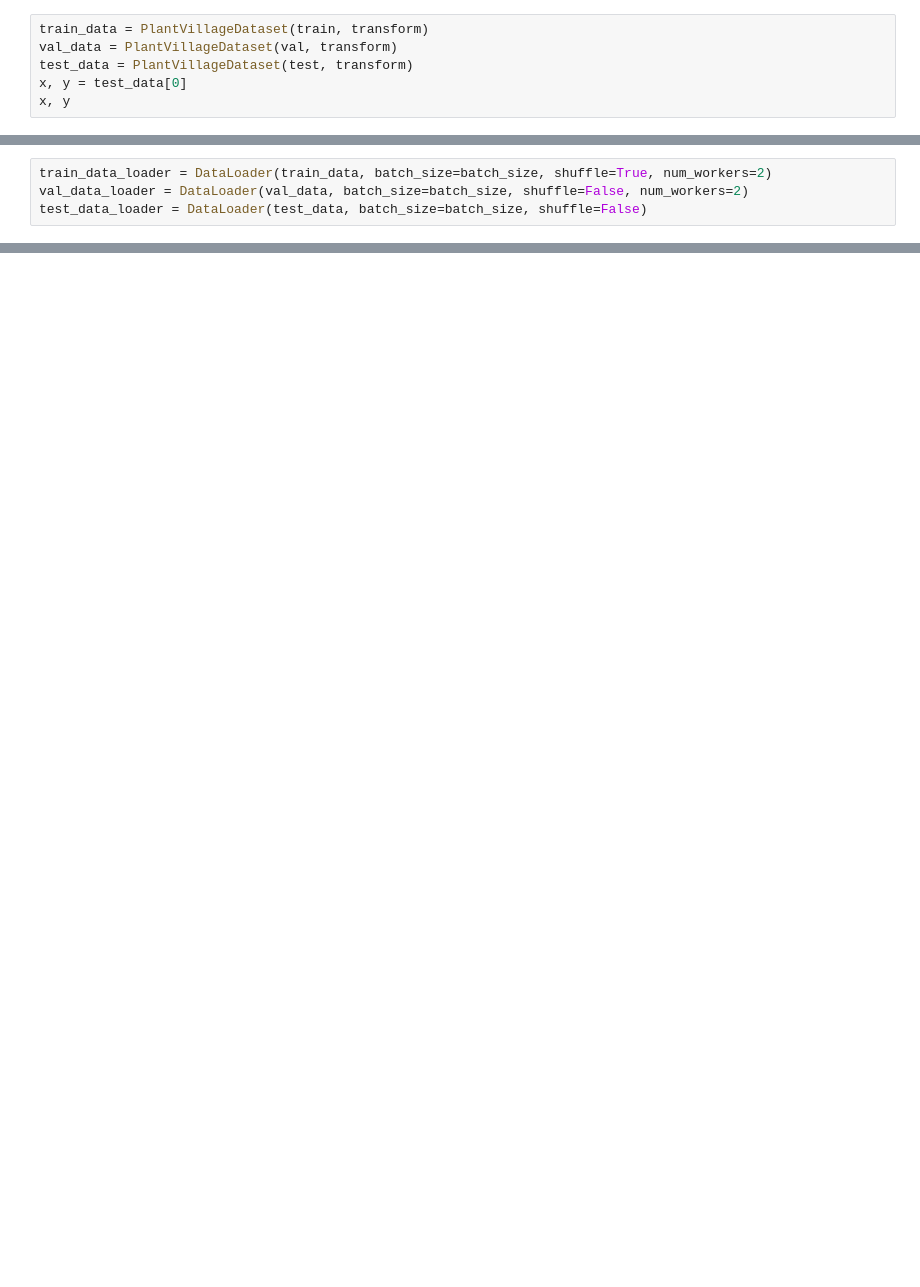
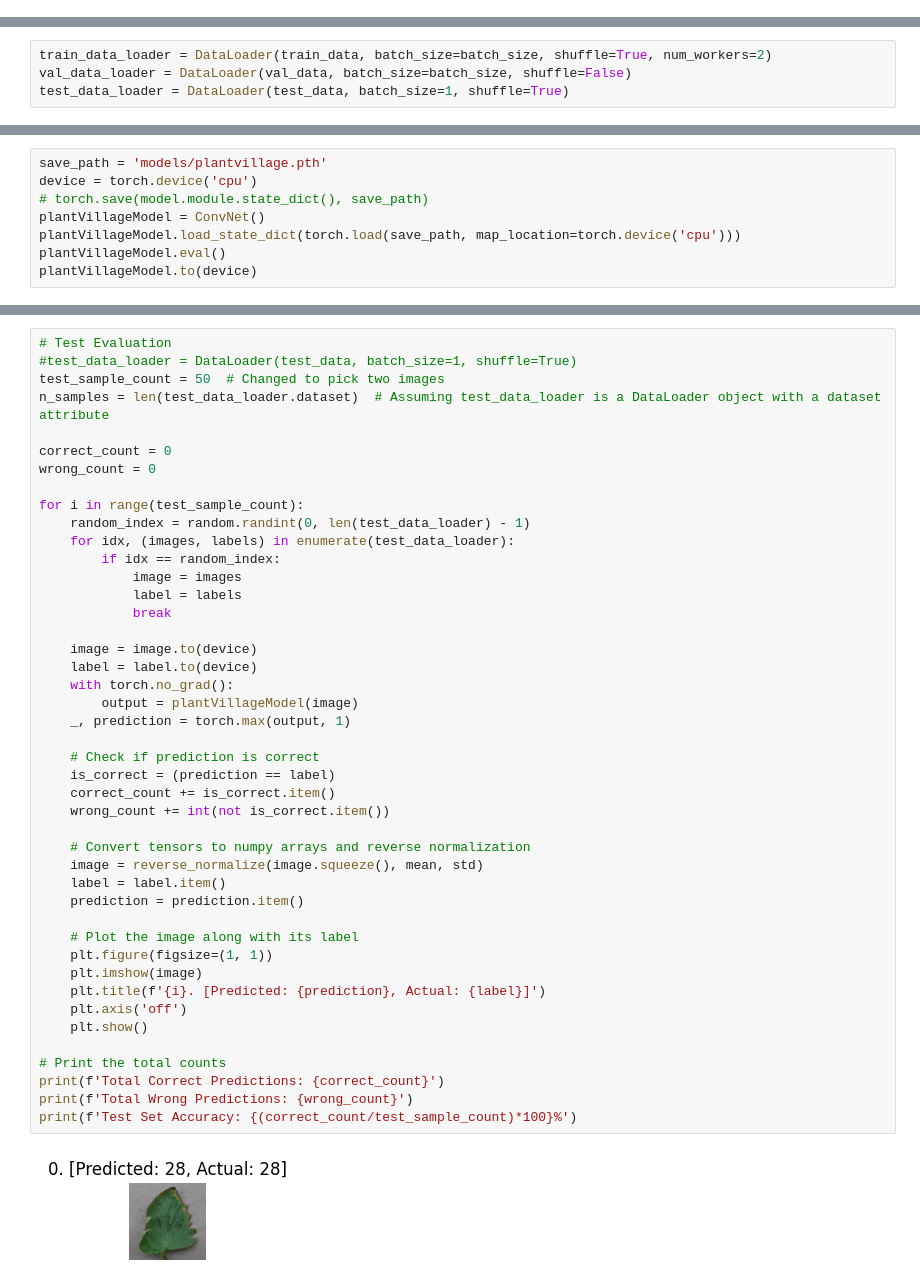
Before and after one commit to attahiruj/PlantVillageClassification, a Jupyter notebook: plantvillage.ipynb, the cells around one changed output, grey strips where cells are left out. Saved outputs shown, nothing was run; the diff lists cells and outputs as text; blank space fills up the shorter version.

```diff
--- a/plantvillage.ipynb
+++ b/plantvillage.ipynb
@@ -132,6 +178,0 @@ class FocalLoss(nn.Module):
-# %%
-train_data = PlantVillageDataset(train, transform)
-val_data = PlantVillageDataset(val, transform)
-test_data = PlantVillageDataset(test, transform)
-x, y = test_data[0]
-x, y
@@ -163,6 +179,6 @@ learning_rate = 0.01
 # %%
 train_data_loader = DataLoader(train_data, batch_size=batch_size, shuffle=True, num_workers=2)
-val_data_loader = DataLoader(val_data, batch_size=batch_size, shuffle=False, num_workers=2)
-test_data_loader = DataLoader(test_data, batch_size=batch_size, shuffle=False)
+val_data_loader = DataLoader(val_data, batch_size=batch_size, shuffle=False)
+test_data_loader = DataLoader(test_data, batch_size=1, shuffle=True)
 # %%
 # Loss and optimizer
@@ -235,0 +233,8 @@ plt.show()
+# %%
+save_path = 'models/plantvillage.pth'
+device = torch.device('cpu')
+# torch.save(model.module.state_dict(), save_path)
+plantVillageModel = ConvNet()
+plantVillageModel.load_state_dict(torch.load(save_path, map_location=torch.device('cpu')))
+plantVillageModel.eval()
+plantVillageModel.to(device)
@@ -235,0 +259,46 @@ plt.show()
+# %%
+# Test Evaluation
+#test_data_loader = DataLoader(test_data, batch_size=1, shuffle=True)
+test_sample_count = 50  # Changed to pick two images
+n_samples = len(test_data_loader.dataset)  # Assuming test_data_loader is a DataLoader object with a dataset attribute
+
+correct_count = 0
+wrong_count = 0
+
+for i in range(test_sample_count):
+    random_index = random.randint(0, len(test_data_loader) - 1)
+    for idx, (images, labels) in enumerate(test_data_loader):
+        if idx == random_index:
+            image = images
+            label = labels
+            break
+
+    image = image.to(device)
+    label = label.to(device)
+    with torch.no_grad():
+        output = plantVillageModel(image)
+    _, prediction = torch.max(output, 1)
+
+    # Check if prediction is correct
+    is_correct = (prediction == label)
+    correct_count += is_correct.item()
+    wrong_count += int(not is_correct.item())
+
+    # Convert tensors to numpy arrays and reverse normalization
+    image = reverse_normalize(image.squeeze(), mean, std)
+    label = label.item()
+    prediction = prediction.item()
+
+    # Plot the image along with its label
+    plt.figure(figsize=(1, 1))
+    plt.imshow(image)
+    plt.title(f'{i}. [Predicted: {prediction}, Actual: {label}]')
+    plt.axis('off')
+    plt.show()
+
+# Print the total counts
+print(f'Total Correct Predictions: {correct_count}')
+print(f'Total Wrong Predictions: {wrong_count}')
+print(f'Test Set Accuracy: {(correct_count/test_sample_count)*100}%')
+# %% [output]
+[figure, added]
```
Also changed, not shown: parts of 22 cells of this notebook, 4 other files.
